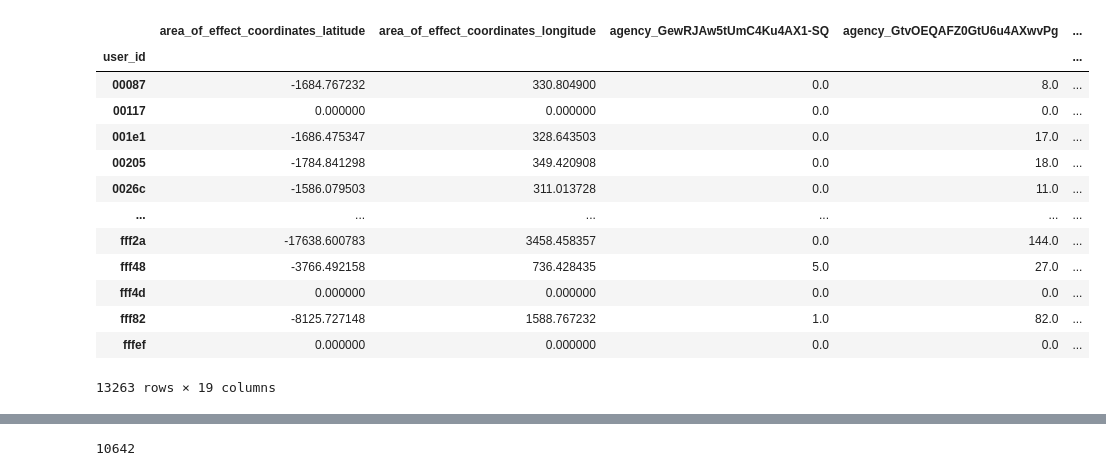
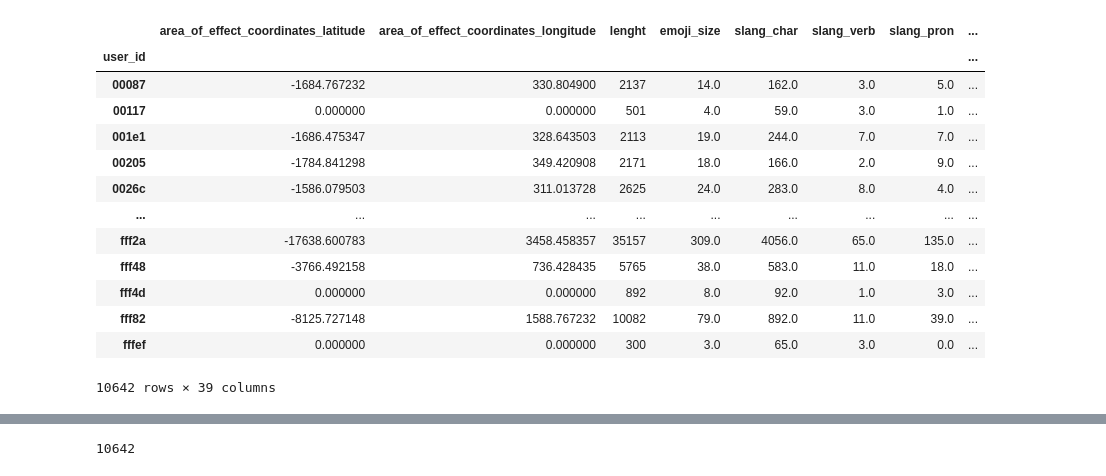
Before and after one commit to ComMutants/Capstone-WIMT, a Jupyter notebook: notebooks/CHRIS_EDA.ipynb, the cells around one changed output, grey strips where cells are left out. Saved outputs shown, nothing was run; the diff lists cells and outputs as text; code cells hidden in the pictures.

```diff
--- a/notebooks/CHRIS_EDA.ipynb
+++ b/notebooks/CHRIS_EDA.ipynb
@@ -69,4 +15,0 @@ import re
-# %%
-export_df['description'] = export_df['description'].astype('string')
-# %%
-export_df['lenght'] = len(export_df['description'])
@@ -96,2 +15,0 @@ def adding_emoji(x):
-# %%
-export_df['emoji']= export_df["description"].apply(lambda x: get_emoji(x))
@@ -122,2 +15,0 @@ def no_emoji (x):
-# %%
-export_df['description_noemoji']= export_df["description"].apply(lambda x: no_emoji(x))
@@ -156,25 +16,25 @@ memory usage: 180.3+ MB
 # %%
-gpbyuser= active_df.groupby( by= ['user_id'])
+gpbyuser= export_df.groupby( by= ['user_id'])
 gpbyuser2=gpbyuser.sum()
 gpbyuser2['count1'] = gpbyuser.size()
 gpbyuser2['opened_rate'] = gpbyuser2['opened']/gpbyuser2['count1']
 gpbyuser2['ontime_activity_rate'] = gpbyuser2["notif_viewed_ontime"]/gpbyuser2['count1']
 gpbyuser2
 # %% [output]
-|  | area_of_effect_coordinates_latitude | area_of_effect_coordinates_longitude | agency_GewRJAw5tUmC4Ku4AX1-SQ | agency_GtvOEQAFZ0GtU6u4AXwvPg | ... |
-| user_id |  |  |  |  | ... |
-| 00087 | -1684.767232 | 330.804900 | 0.0 | 8.0 | ... |
-| 00117 | 0.000000 | 0.000000 | 0.0 | 0.0 | ... |
-| 001e1 | -1686.475347 | 328.643503 | 0.0 | 17.0 | ... |
-| 00205 | -1784.841298 | 349.420908 | 0.0 | 18.0 | ... |
-| 0026c | -1586.079503 | 311.013728 | 0.0 | 11.0 | ... |
-| ... | ... | ... | ... | ... | ... |
-| fff2a | -17638.600783 | 3458.458357 | 0.0 | 144.0 | ... |
-| fff48 | -3766.492158 | 736.428435 | 5.0 | 27.0 | ... |
-| fff4d | 0.000000 | 0.000000 | 0.0 | 0.0 | ... |
-| fff82 | -8125.727148 | 1588.767232 | 1.0 | 82.0 | ... |
-| fffef | 0.000000 | 0.000000 | 0.0 | 0.0 | ... |
+|  | area_of_effect_coordinates_latitude | area_of_effect_coordinates_longitude | lenght | emoji_size | slang_char | slang_verb | slang_pron | ... |
+| user_id |  |  |  |  |  |  |  | ... |
+| 00087 | -1684.767232 | 330.804900 | 2137 | 14.0 | 162.0 | 3.0 | 5.0 | ... |
+| 00117 | 0.000000 | 0.000000 | 501 | 4.0 | 59.0 | 3.0 | 1.0 | ... |
+| 001e1 | -1686.475347 | 328.643503 | 2113 | 19.0 | 244.0 | 7.0 | 7.0 | ... |
+| 00205 | -1784.841298 | 349.420908 | 2171 | 18.0 | 166.0 | 2.0 | 9.0 | ... |
+| 0026c | -1586.079503 | 311.013728 | 2625 | 24.0 | 283.0 | 8.0 | 4.0 | ... |
+| ... | ... | ... | ... | ... | ... | ... | ... | ... |
+| fff2a | -17638.600783 | 3458.458357 | 35157 | 309.0 | 4056.0 | 65.0 | 135.0 | ... |
+| fff48 | -3766.492158 | 736.428435 | 5765 | 38.0 | 583.0 | 11.0 | 18.0 | ... |
+| fff4d | 0.000000 | 0.000000 | 892 | 8.0 | 92.0 | 1.0 | 3.0 | ... |
+| fff82 | -8125.727148 | 1588.767232 | 10082 | 79.0 | 892.0 | 11.0 | 39.0 | ... |
+| fffef | 0.000000 | 0.000000 | 300 | 3.0 | 65.0 | 3.0 | 0.0 | ... |
-13263 rows × 19 columns
+10642 rows × 39 columns
 # %%
 gpbyuser2.drop(gpbyuser2[gpbyuser2['count1'] <3 ].index, inplace=True  )
 real_users=gpbyuser2.index.tolist()
```
Also changed, not shown: parts of 27 cells of this notebook, 5 other files.
